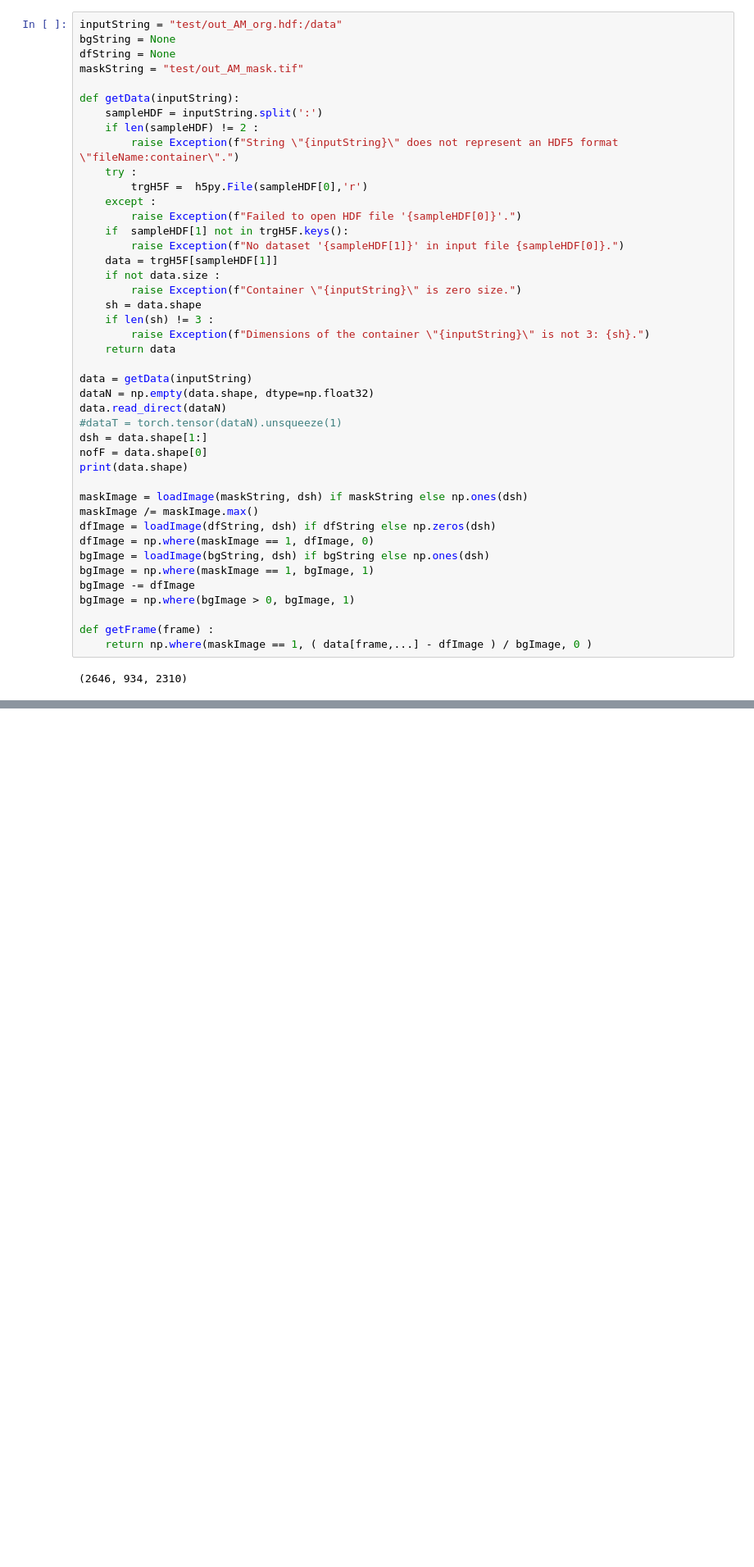
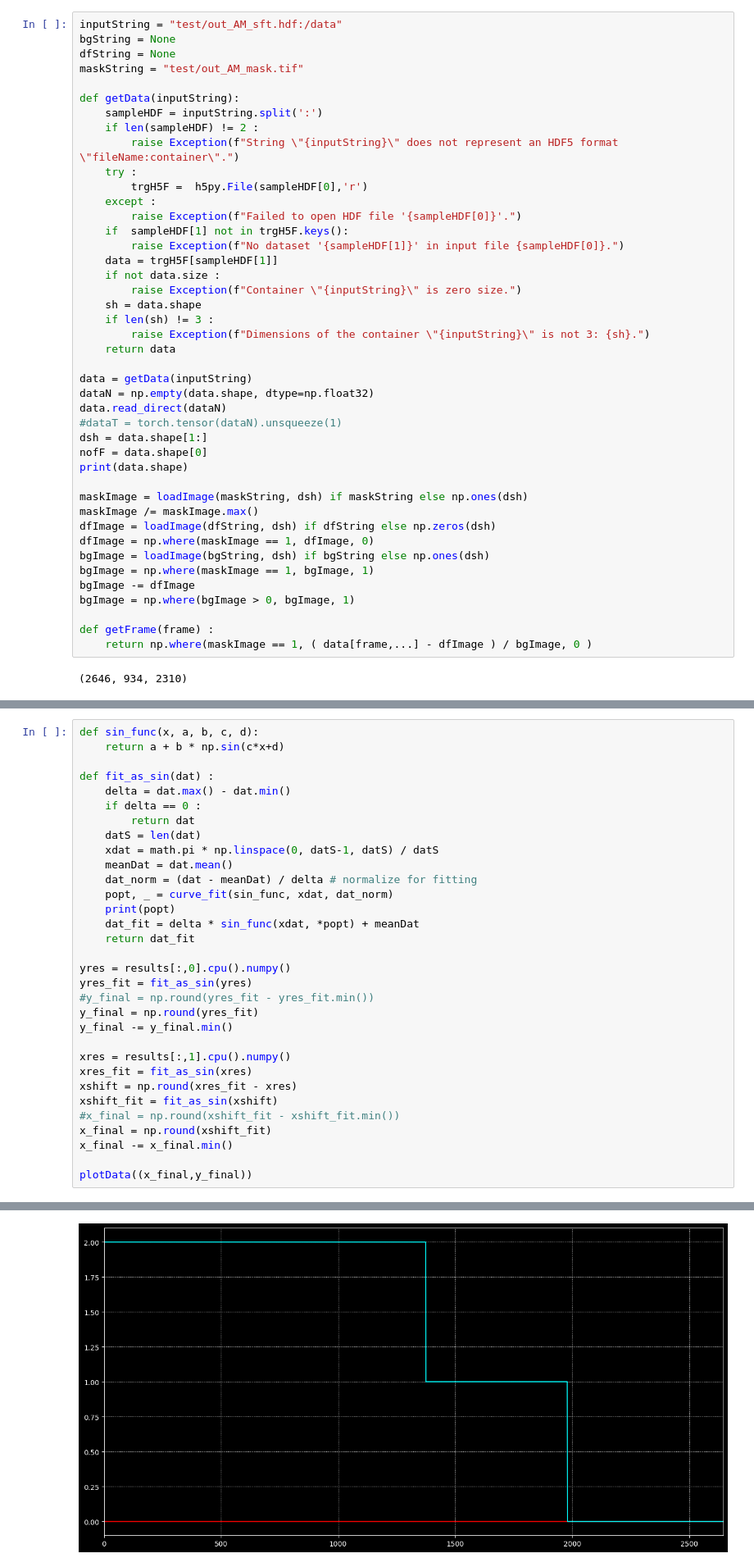
Before and after one commit to AustralianSynchrotron/bctppl, a Jupyter notebook: tracker.ipynb, the cells around one changed output, grey strips where cells are left out. Shown at 82% size. Cells and saved outputs as stored; diff of their text form; blank space fills up the shorter version.

```diff
--- a/tracker.ipynb
+++ b/tracker.ipynb
@@ -135,7 +136,7 @@ def plotImages(images) :
 # %% [markdown]
 ### Read input
 # %%
-inputString = "test/out_AM_org.hdf:/data"
+inputString = "test/out_AM_sft.hdf:/data"
 bgString = None
 dfString = None
 maskString = "test/out_AM_mask.tif"
@@ -397,0 +379,33 @@ plotData(results[:,0].cpu().numpy(), dataYR=results[:,1].cpu().numpy())
+# %%
+def sin_func(x, a, b, c, d):
+    return a + b * np.sin(c*x+d)
+
+def fit_as_sin(dat) :
+    delta = dat.max() - dat.min()
+    if delta == 0 :
+        return dat
+    datS = len(dat)
+    xdat = math.pi * np.linspace(0, datS-1, datS) / datS
+    meanDat = dat.mean()
+    dat_norm = (dat - meanDat) / delta # normalize for fitting
+    popt, _ = curve_fit(sin_func, xdat, dat_norm)
+    print(popt)
+    dat_fit = delta * sin_func(xdat, *popt) + meanDat
+    return dat_fit
+
+yres = results[:,0].cpu().numpy()
+yres_fit = fit_as_sin(yres)
+#y_final = np.round(yres_fit - yres_fit.min())
+y_final = np.round(yres_fit)
+y_final -= y_final.min()
+
+xres = results[:,1].cpu().numpy()
+xres_fit = fit_as_sin(xres)
+xshift = np.round(xres_fit - xres)
+xshift_fit = fit_as_sin(xshift)
+#x_final = np.round(xshift_fit - xshift_fit.min())
+x_final = np.round(xshift_fit)
+x_final -= x_final.min()
+
+plotData((x_final,y_final))
+# %% [output]
@@ -397,0 +415 @@ plotData(results[:,0].cpu().numpy(), dataYR=results[:,1].cpu().numpy())
+[figure, added]
```
Also changed, not shown: parts of 7 cells of this notebook, 3 other files.
